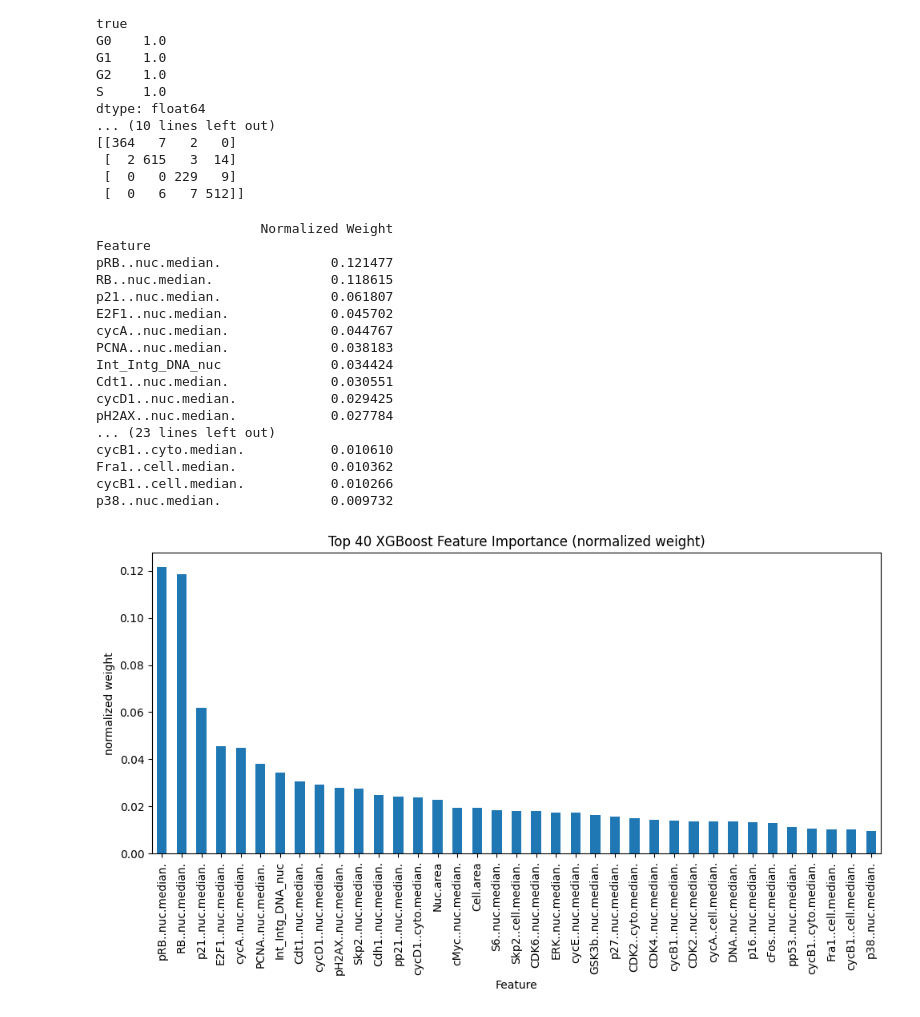
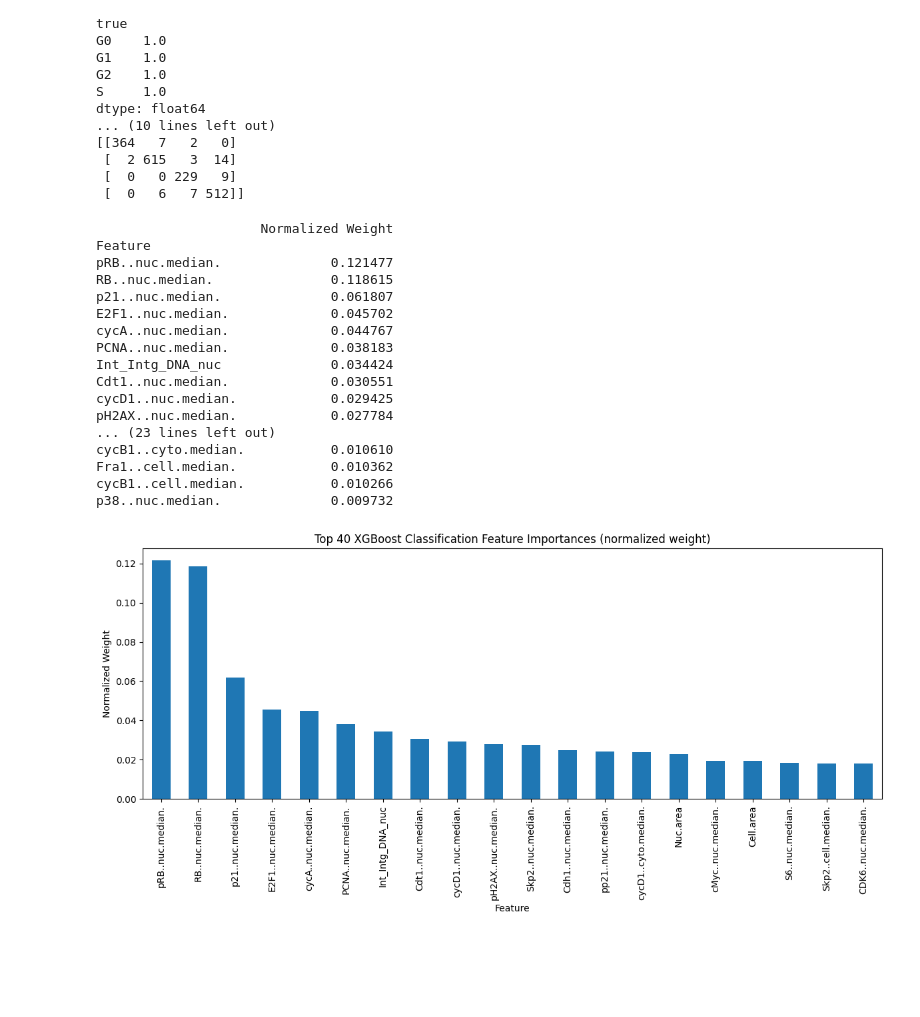
Before and after one commit to mariahgloehr/IICD, a Jupyter notebook: XGBoost/xgb_top40_classification.ipynb, the cells around one changed output. Drawn from its saved outputs; the diff is of its cells as text; code cells hidden in the pictures; blank space fills up the shorter version.

Commit message:
top 20 feature importanc

```diff
--- a/XGBoost/xgb_top40_classification.ipynb
+++ b/XGBoost/xgb_top40_classification.ipynb
@@ -134,35 +134,40 @@ normalized_scores = {k: v / total for k, v in importance_dict.items()}
 
 
 importance_df = pd.DataFrame.from_dict(normalized_scores, orient='index', columns=['Normalized Weight'])
 importance_df.index.name = 'Feature'
 importance_df = importance_df.sort_values(by='Normalized Weight', ascending=False)
 print(importance_df)
 
-# Optional: Plot
-importance_df.plot(kind='bar', figsize=(10, 6), legend=False)
-plt.title("Top 40 XGBoost Feature Importance (normalized weight)")
-plt.ylabel("normalized weight")
+# Select top n for plotting
+top_n = 20
+top_features_df = importance_df.head(top_n)
+
+# Plot
+top_features_df.plot(kind='bar', figsize=(12, 6), legend=False)
+plt.title(f"Top 40 XGBoost Classification Feature Importances (normalized weight)")
+plt.ylabel("Normalized Weight")
+plt.xlabel("Feature")
 plt.tight_layout()
 # Save the plot
 plot_path = "xgb_classification_importance_top40.png"
 plt.savefig(plot_path, dpi=300)
 plt.show()
 # %% [output]
                      Normalized Weight
 Feature
 pRB..nuc.median.              0.121477
 RB..nuc.median.               0.118615
 p21..nuc.median.              0.061807
 E2F1..nuc.median.             0.045702
 cycA..nuc.median.             0.044767
 PCNA..nuc.median.             0.038183
 Int_Intg_DNA_nuc              0.034424
 Cdt1..nuc.median.             0.030551
 cycD1..nuc.median.            0.029425
 pH2AX..nuc.median.            0.027784
 ... (23 lines left out)
 cycB1..cyto.median.           0.010610
 Fra1..cell.median.            0.010362
 cycB1..cell.median.           0.010266
 p38..nuc.median.              0.009732
-[figure, old version]
+[figure, new version]
```
Also changed, not shown: 11 other files.
